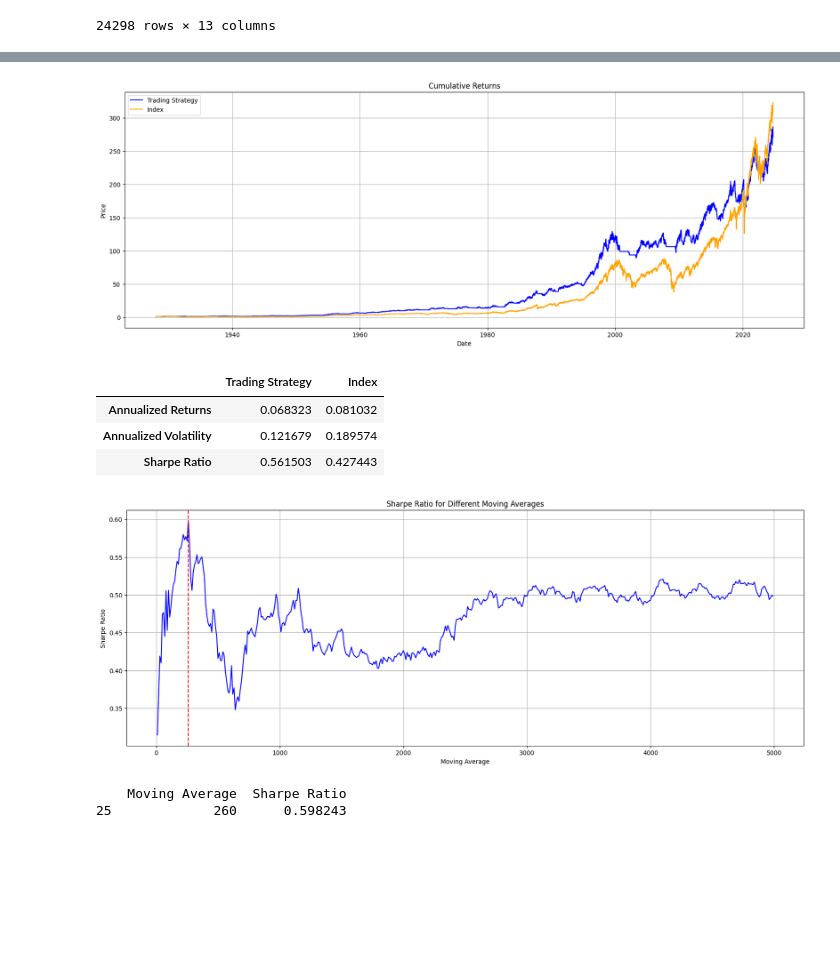
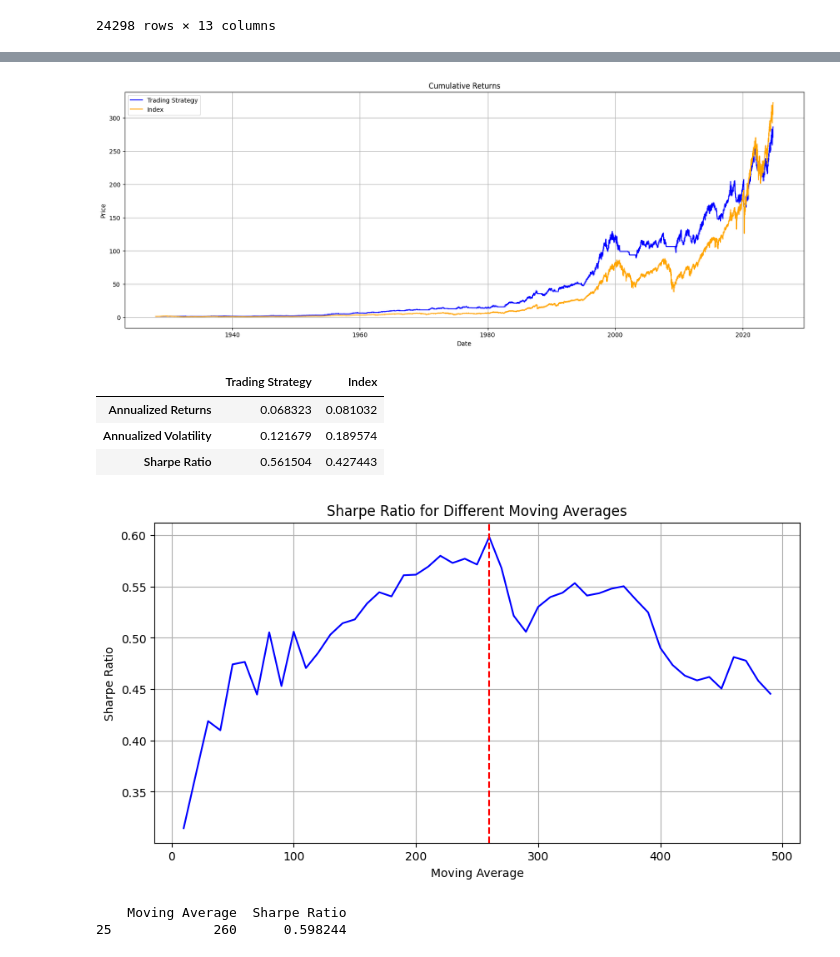
Before and after one commit to derivativestester/30-Day-Quant-Finance-Project, a Jupyter notebook: Momentum Trading Strategy.ipynb, the cells around one changed output, grey strips where cells are left out. Drawn from its saved outputs; the diff is of its cells as text; code cells hidden in the pictures; blank space fills up the shorter version.

```diff
--- a/Momentum Trading Strategy.ipynb
+++ b/Momentum Trading Strategy.ipynb
@@ -73,9 +73,10 @@ class Momentum:
                 data["Shares"].iloc[i] = data["Cash"].iloc[i - 1] // (data["Close"].iloc[i] * (1 + self.tran_cost))
                 data["Tran_Cost"].iloc[i] = data["Shares"].iloc[i] * data["Close"].iloc[i] * self.tran_cost
                 data["Cash"].iloc[i] = data["Cash"].iloc[i - 1] - data["Shares"].iloc[i] * data["Close"].iloc[i] - data["Tran_Cost"].iloc[i]
-                data["Position"].iloc[i] = data["Shares"].iloc[i] * data["Close"].iloc[i]
+                data["Position"].iloc[i] = data["Shares"].iloc[i] * data["Close"].iloc[i] + data["Cash"].iloc[i]
             elif data["Signal"].iloc[i] == -1:
                 data["Cash"].iloc[i] = data["Cash"].iloc[i - 1] + data["Shares"].iloc[i - 1] * data["Close"].iloc[i] * (1 - self.tran_cost)
+                data["Tran_Cost"].iloc[i] = data["Shares"].iloc[i - 1] * data["Close"].iloc[i] * self.tran_cost
                 data["Shares"].iloc[i] = 0
                 data["Position"].iloc[i] = data["Cash"].iloc[i]
             else:
@@ -136,7 +137,7 @@ class Momentum:
         data (pd.DataFrame): DataFrame containing trading strategy data
         """
         # Create a figure and axis
-        plt.figure(figsize=(20, 7))
+        plt.figure(figsize=(15, 7))
 
         # Plot Close and SMA
         plt.plot(self.data.index, self.data["Close"], label='Close', color='blue')
@@ -218,32 +219,32 @@ trade.performance()
 |  | Trading Strategy | Index |
 | Annualized Returns | 0.068323 | 0.081032 |
 | Annualized Volatility | 0.121679 | 0.189574 |
-| Sharpe Ratio | 0.561503 | 0.427443 |
+| Sharpe Ratio | 0.561504 | 0.427443 |
 # %%
 # using our same class, we can test different moving averages and find the one with the best sharpe
 sharpe_data = []
 
 # Initialize the Momentum class
-for i in range(10, 5000, 10):
+for i in range(10, 500, 10):
     trade = Momentum(spx_close, i, 1000000, 0.001)
     trade.trade()
     metrics = trade.performance()
     sharpe_data.append([i, metrics.loc["Sharpe Ratio", "Trading Strategy"]])
 
 sharpe_data = pd.DataFrame(sharpe_data, columns=["Moving Average", "Sharpe Ratio"])
 
 # Plot the Sharpe ratio for different moving averages
-plt.figure(figsize=(20, 7))
+plt.figure(figsize=(10, 5))
 plt.plot(sharpe_data["Moving Average"], sharpe_data["Sharpe Ratio"], color='blue')
 #max sharpe and SMA ratio indicator
 plt.axvline(x=sharpe_data["Moving Average"][sharpe_data["Sharpe Ratio"].idxmax()], color='red', linestyle='--')
 plt.title("Sharpe Ratio for Different Moving Averages")
 plt.xlabel("Moving Average")
 plt.ylabel("Sharpe Ratio")
 plt.grid()
 plt.show()
 print(sharpe_data[sharpe_data["Sharpe Ratio"] == sharpe_data["Sharpe Ratio"].max()])
 # %% [output]
-[figure, old version]
+[figure, new version]
     Moving Average  Sharpe Ratio
-25             260      0.598243
+25             260      0.598244
```
Also changed, not shown: parts of 1 cell of this notebook, 3 other files.
